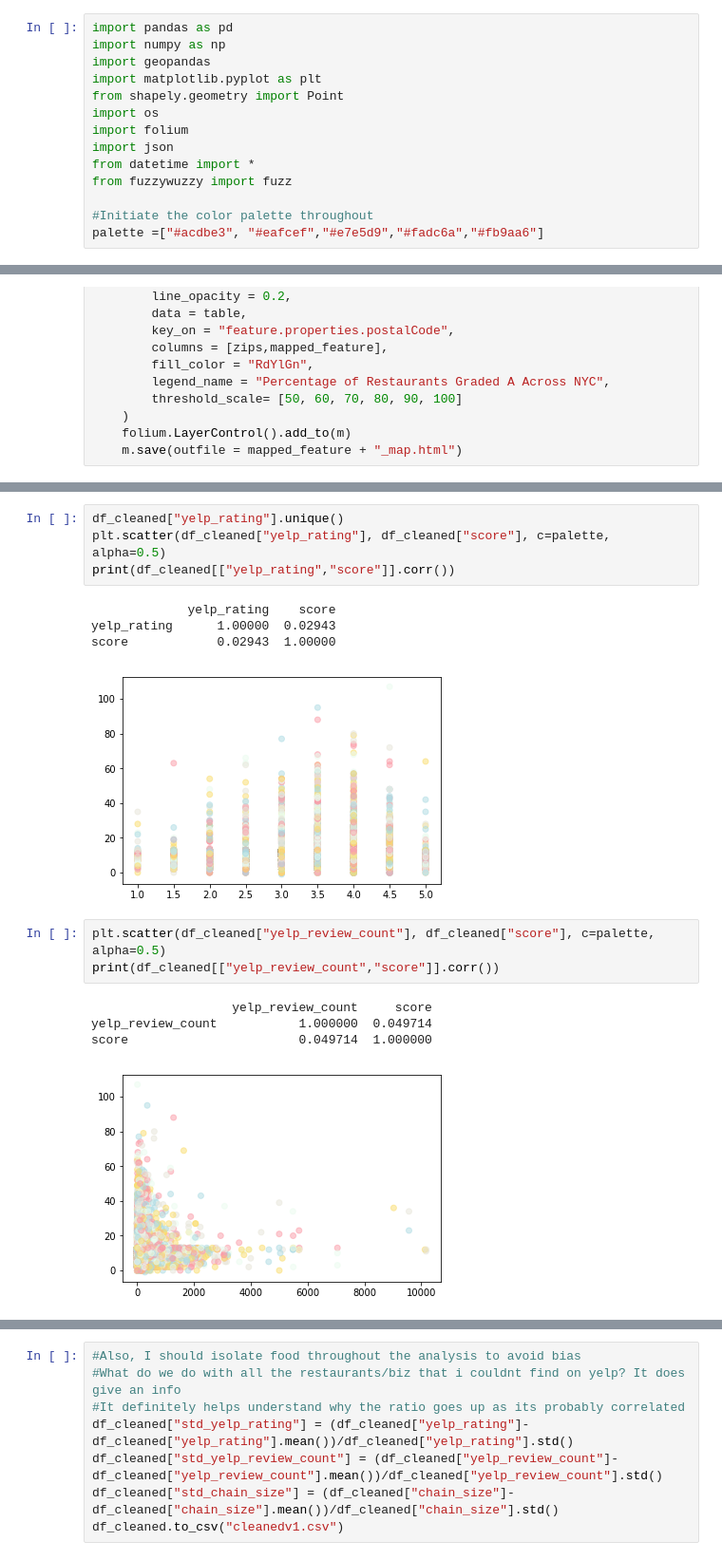
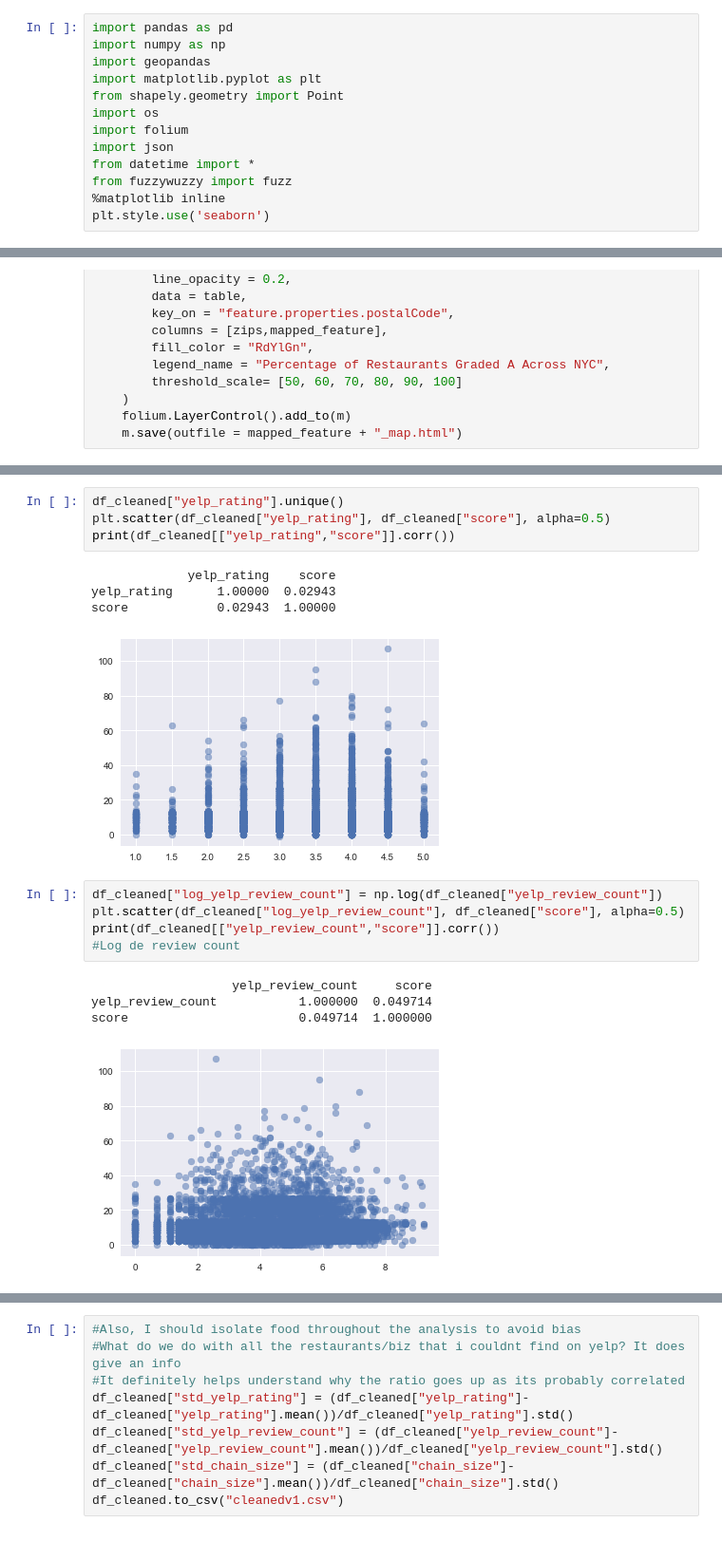
Before and after one commit to imiraoui/NYC-Restaurant-Analysis, a Jupyter notebook: Introductory Visualization.ipynb, the cells around one changed output, grey strips where cells are left out. Shown at 95% size. Drawn from its saved outputs; the diff is of its cells as text.

```diff
--- a/Introductory Visualization.ipynb
+++ b/Introductory Visualization.ipynb
@@ -9,6 +9,5 @@ import folium
 import json
 from datetime import *
 from fuzzywuzzy import fuzz
-
-#Initiate the color palette throughout
-palette =["#acdbe3", "#eafcef","#e7e5d9","#fadc6a","#fb9aa6"]
+%matplotlib inline
+plt.style.use('seaborn')
@@ -187,20 +200,22 @@ array([<matplotlib.axes._subplots.AxesSubplot object at 0x...>],
 # %%
 df_cleaned["yelp_rating"].unique()
-plt.scatter(df_cleaned["yelp_rating"], df_cleaned["score"], c=palette, alpha=0.5)
+plt.scatter(df_cleaned["yelp_rating"], df_cleaned["score"], alpha=0.5)
 print(df_cleaned[["yelp_rating","score"]].corr())
 # %% [output]
              yelp_rating    score
 yelp_rating      1.00000  0.02943
 score            0.02943  1.00000
-[figure, old version]
+[figure, new version]
 # %%
-plt.scatter(df_cleaned["yelp_review_count"], df_cleaned["score"], c=palette, alpha=0.5)
+df_cleaned["log_yelp_review_count"] = np.log(df_cleaned["yelp_review_count"])
+plt.scatter(df_cleaned["log_yelp_review_count"], df_cleaned["score"], alpha=0.5)
 print(df_cleaned[["yelp_review_count","score"]].corr())
+#Log de review count
 # %% [output]
                    yelp_review_count     score
 yelp_review_count           1.000000  0.049714
 score                       0.049714  1.000000
-[figure, old version]
+[figure, new version]
 # %%
 #Is there any distinction by price point?
 df_cleaned = df_cleaned.sort_values(by=["yelp_price"],ascending = True)
```
Also changed, not shown: parts of 31 cells of this notebook, 1 other file.
